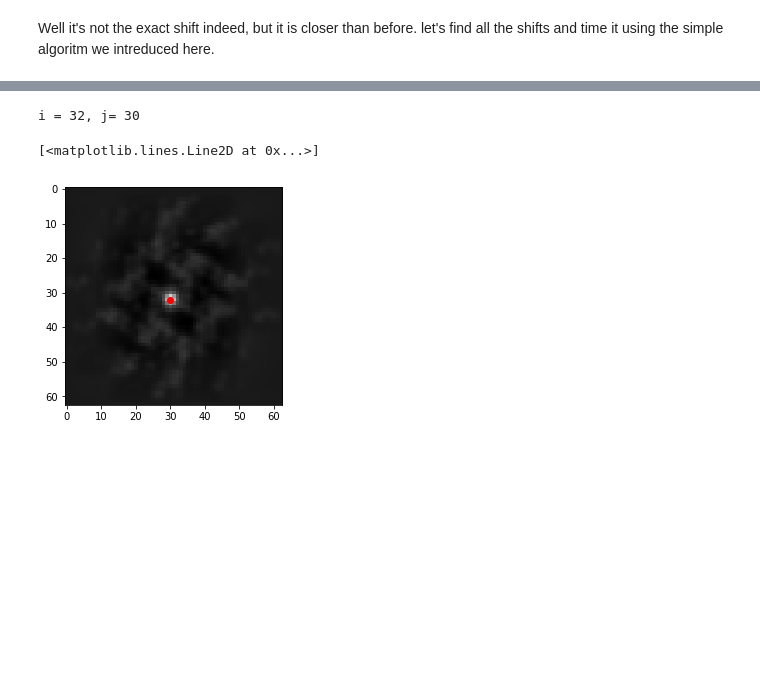
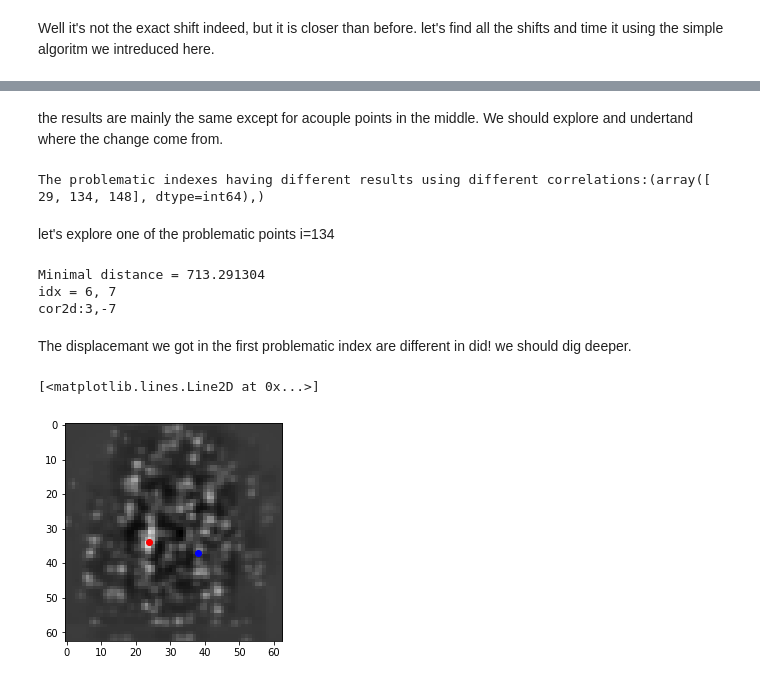
Before and after one commit to liorshig/OpenLearningPIV, a Jupyter notebook: exercises/ex1_correlate_img/piv_sum_VS_crosscorrelation_VS_FFT.ipynb, the cells around one changed output, grey strips where cells are left out. Cells and saved outputs as stored; diff of their text form; code cells hidden in the pictures; blank space fills up the shorter version.

Commit message:
explorint the problem I encoutered comparing crosscorelation with simple difference algritm

```diff
--- a/exercises/ex1_correlate_img/piv_sum_VS_crosscorrelation_VS_FFT.ipynb
+++ b/exercises/ex1_correlate_img/piv_sum_VS_crosscorrelation_VS_FFT.ipynb
@@ -131,7 +101,0 @@ plt.show()
-# %%
-from scipy.signal import correlate2d
-ia = a[:size,:size].copy()
-ib = b[:size,:size].copy()
-c = correlate2d(ia-ia.mean(),ib-ib.mean())
-# not it's twice bigger than the original windows, as we can shift ia by maximum it's size horizontally and vertically
-print('Size of the correlation map %d x %d' % c.shape)
@@ -151,0 +119,10 @@ Text(0.5,0.92,'Correlation map - peak is the most probable shift')
+# %%
+plt.figure(figsize=(12,5))
+plt.subplot(1,2,1)
+M_dif= np.sqrt(pow(np.array(u_dif), 2) + pow(np.array(v_dif), 2))
+plt.quiver(x,y,v_dif,u_dif,M)
+plt.title('vector field using difference corelation')
+plt.subplot(1,2,2)
+M_cor = np.sqrt(pow(np.array(u_cor), 2) + pow(np.array(v_cor), 2))
+plt.quiver(x,y,v_cor,u_cor,M)
+plt.title('vector field using scipys crosscoraation2d')
@@ -152,12 +132,36 @@ Text(0.5,0.92,'Correlation map - peak is the most probable shift')
+# %% [markdown]
+the results are mainly the same except for acouple points in the middle.
+We should explore and undertand where the change come from.
+# %%
+#the results are abit different les find why
+q=np.array(M_dif)==np.array(M_cor)
+problem_index=np.where(q==False)
+print('The problematic indexes having different results using different correlations:'+ str(problem_index))
+# %% [output]
+The problematic indexes having different results using different correlations:(array([ 29, 134, 148], dtype=int64),)
+# %% [markdown]
+let's explore one of the problematic points i=134
+# %%
+k=int(y[problem_index[0][1]]-(iw/2.-1))
+m=int(x[problem_index[0][1]]-(iw/2.-1))
+ia = a[k:k+iw,m:m+iw].copy()
+ib = b[k:k+iw,m:m+iw].copy()
+mindist, idx = match_template(ia-ia.mean(),ib-ib.mean())
+print('Minimal distance = %f' % mindist)
+print('idx = %d, %d' % idx)
+c = correlate2d(ib-ib.mean(),ia-ia.mean())
+i,j = np.unravel_index(c.argmax(), c.shape)
+print('cor2d:%d,%d'%(i-31,j-31))
+# %% [output]
+Minimal distance = 713.291304
+idx = 6, 7
+cor2d:3,-7
+# %% [markdown]
+The displacemant we got in the first problematic index are different in did! we should dig deeper.
 # %%
-plt.imshow(c, cmap='gray')
-
-i,j = np.unravel_index(c.argmax(), c.shape)
-
-print('i = {}, j= {}'.format(i,j))
-
+plt.imshow(c,cmap='gray')
 plt.plot(j,i,'ro')
+plt.plot(31+idx[1],31+idx[0],'bo')
 # %% [output]
-i = 32, j= 30
+[<matplotlib.lines.Line2D at 0x...>]
-[<matplotlib.lines.Line2D at 0x...>]
-[figure, old version]
+[figure, new version]
```
Also changed, not shown: parts of 15 cells of this notebook, 2 other files.
